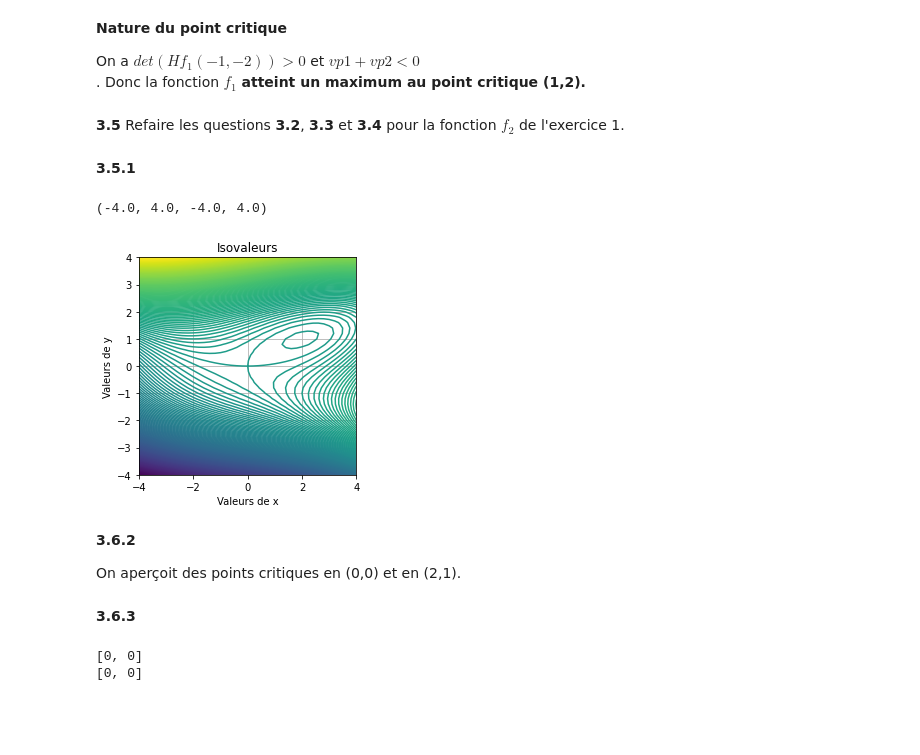
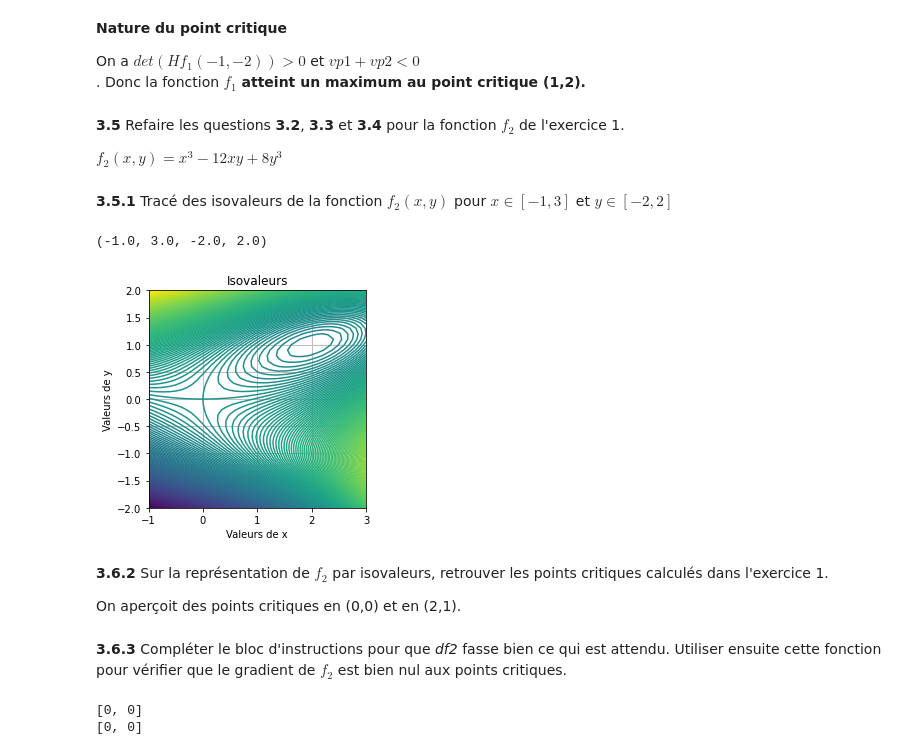
Before and after one commit to elisa-desmetz/pythonH3, a Jupyter notebook: Introduction_optimisation.ipynb, the cells around one changed output. Drawn from its saved outputs; the diff is of its cells as text; code cells hidden in the pictures; blank space fills up the shorter version.

```diff
--- a/Introduction_optimisation.ipynb
+++ b/Introduction_optimisation.ipynb
@@ -270,34 +270,36 @@ On a $det(Hf_1(-1,-2)) > 0$ et $vp1 + vp2 < 0$<br/>.
 Donc la fonction $f_1$ <b>atteint un maximum au point critique (1,2).</b>
 # %% [markdown]
 **3.5** Refaire les questions **3.2**, **3.3** et **3.4** pour la fonction $f_2$ de l'exercice 1.
+
+$f_2(x,y) = x^3 -12xy + 8y^3$
-# %% [markdown]
-**3.5.1**
+# %% [markdown]
+**3.5.1** Tracé des isovaleurs de la fonction $f_2(x,y)$ pour $x \in [-1,3]$ et $y \in [-2,2]$
 # %%
 # Définition du domaine de tracé
-xmin, xmax, nx = -4, 4, 41
-ymin, ymax, ny = -4, 4, 41
+xmin, xmax, nx = -1, 3, 41
+ymin, ymax, ny = -2, 2, 41
 # Discrétisation du domaine de tracé
 x1d = np.linspace(xmin,xmax,nx)
 y1d = np.linspace(ymin,ymax,ny)
 x2d, y2d = np.meshgrid(x1d, y1d)
 
 # Tracé des isovaleurs de f2
 nIso = 250
 plt.contour(x2d,y2d,f2(x2d,y2d),nIso)
 plt.title('Isovaleurs')
 plt.xlabel('Valeurs de x')
 plt.ylabel('Valeurs de y')
 plt.grid()
 plt.axis('square')
 # %% [output]
-(-4.0, 4.0, -4.0, 4.0)
+(-1.0, 3.0, -2.0, 2.0)
-[figure, old version]
+[figure, new version]
 # %% [markdown]
-**3.6.2**
+**3.6.2** Sur la représentation de $f_2$ par isovaleurs, retrouver les points critiques calculés dans l'exercice 1.
 
 On aperçoit des points critiques en (0,0) et en (2,1).
-# %% [markdown]
-**3.6.3**
+# %% [markdown]
+**3.6.3** Compléter le bloc d'instructions pour que _df2_ fasse bien ce qui est attendu. Utiliser ensuite cette fonction pour vérifier que le gradient de $f_2$ est bien nul aux points critiques.
 # %%
 def df2 (x,y) :
     df_dx= 3*(x**2)-12*y
```
Also changed, not shown: parts of 11 cells of this notebook.
